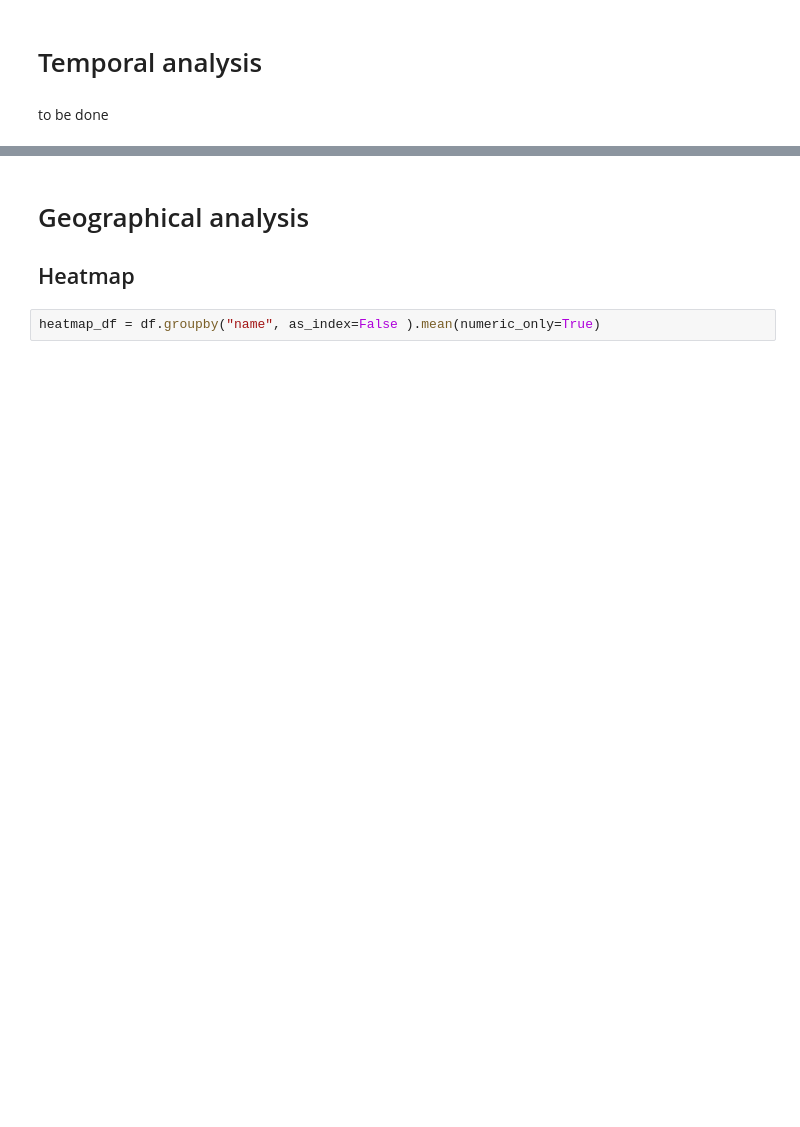
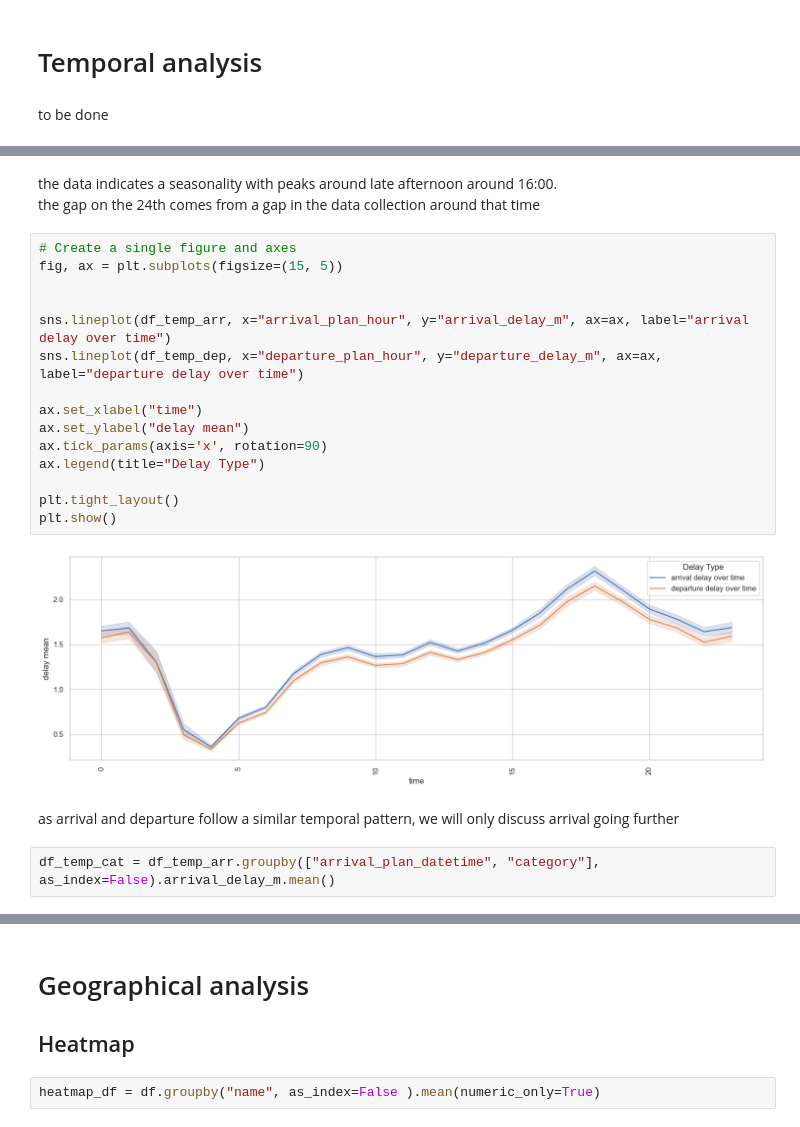
Before and after one commit to Nokkyuu/Fantastic_trains_and_when_to_find_them, a Jupyter notebook: EDA/eda_general_data.ipynb, the cells around one changed output, grey strips where cells are left out. Cells and saved outputs as stored; diff of their text form; blank space fills up the shorter version.

```diff
--- a/EDA/eda_general_data.ipynb
+++ b/EDA/eda_general_data.ipynb
@@ -72,0 +111,24 @@ to be done
+# %% [markdown]
+the data indicates a seasonality with peaks around late afternoon around 16:00.<br>
+the gap on the 24th comes from a gap in the data collection around that time
+# %%
+# Create a single figure and axes
+fig, ax = plt.subplots(figsize=(15, 5))
+
+
+sns.lineplot(df_temp_arr, x="arrival_plan_hour", y="arrival_delay_m", ax=ax, label="arrival delay over time")
+sns.lineplot(df_temp_dep, x="departure_plan_hour", y="departure_delay_m", ax=ax, label="departure delay over time")
+
+ax.set_xlabel("time")
+ax.set_ylabel("delay mean")
+ax.tick_params(axis='x', rotation=90)
+ax.legend(title="Delay Type")
+
+plt.tight_layout()
+plt.show()
+# %% [output]
+[figure, added]
+# %% [markdown]
+as arrival and departure follow a similar temporal pattern, we will only discuss arrival going further
+# %%
+df_temp_cat = df_temp_arr.groupby(["arrival_plan_datetime", "category"], as_index=False).arrival_delay_m.mean()
```
Also changed, not shown: parts of 12 cells of this notebook, 6 other files.
